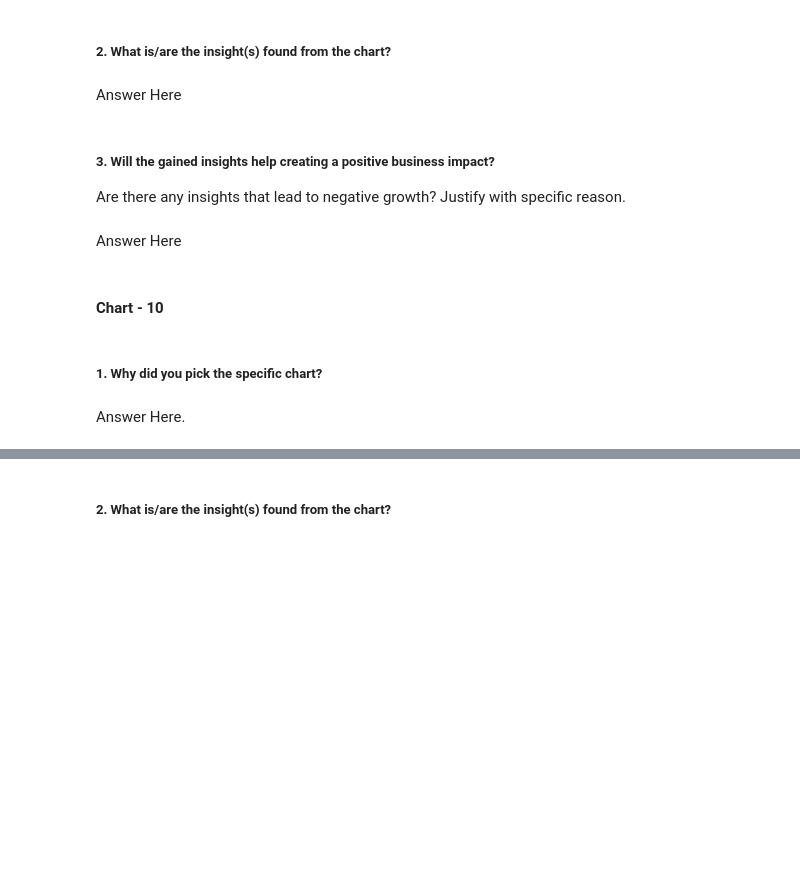
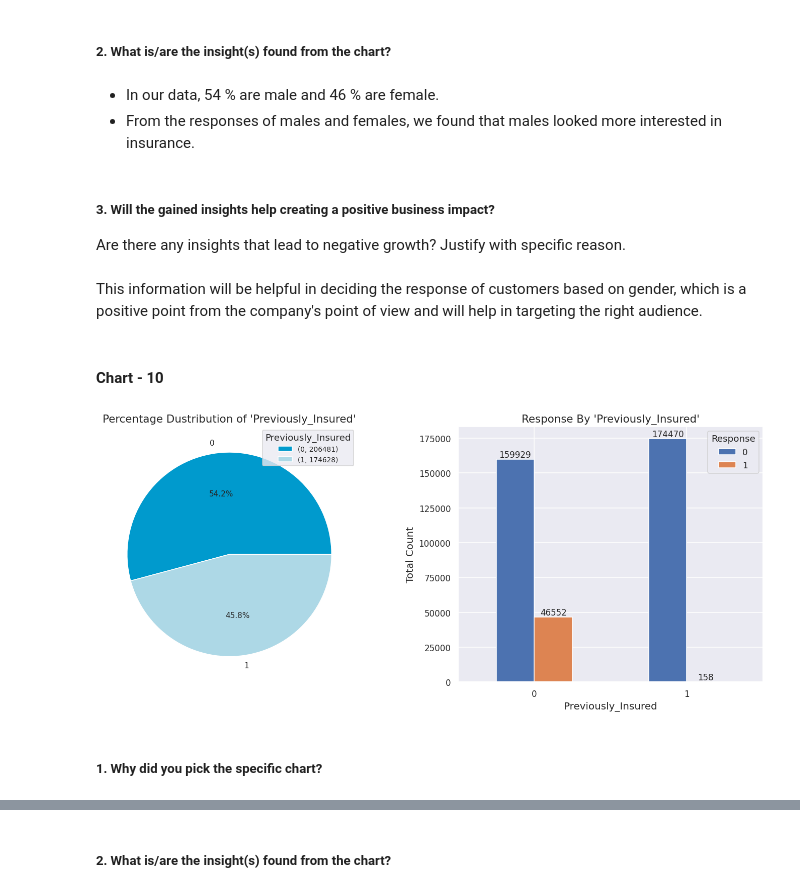
Before and after one commit to abhijain1216/Health-Insurance-Cross-Sell-Prediction-Classification-Project, a Jupyter notebook: Health_Insurance_Cross_Sell_Prediction_Classification_Project.ipynb, the cells around one changed output, grey strips where cells are left out. Cells and saved outputs as stored; diff of their text form; code cells hidden in the pictures; blank space fills up the shorter version.

```diff
--- a/Health_Insurance_Cross_Sell_Prediction_Classification_Project.ipynb
+++ b/Health_Insurance_Cross_Sell_Prediction_Classification_Project.ipynb
@@ -594,17 +600,19 @@ Answer Here.
 # %% [markdown]
 ##### 2. What is/are the insight(s) found from the chart?
-# %% [markdown]
-Answer Here
+# %% [markdown]
+* In our data, 54 % are male and 46 % are female.
+* From the responses of males and females, we found that males looked more interested in insurance.
 # %% [markdown]
 ##### 3. Will the gained insights help creating a positive business impact?
 Are there any insights that lead to negative growth? Justify with specific reason.
-# %% [markdown]
-Answer Here
+# %% [markdown]
+This information will be helpful in deciding the response of customers based on gender, which is a positive point from the company's point of view and will help in targeting the right audience.
 # %% [markdown]
 #### Chart - 10
 # %%
 # Chart - 10 visualization code
+plot_response_by_feature(Insurance_df,'Previously_Insured','Response')
+# %% [output]
+[figure, added]
 # %% [markdown]
 ##### 1. Why did you pick the specific chart?
-# %% [markdown]
-Answer Here.
```
Also changed, not shown: parts of 16 cells of this notebook.
